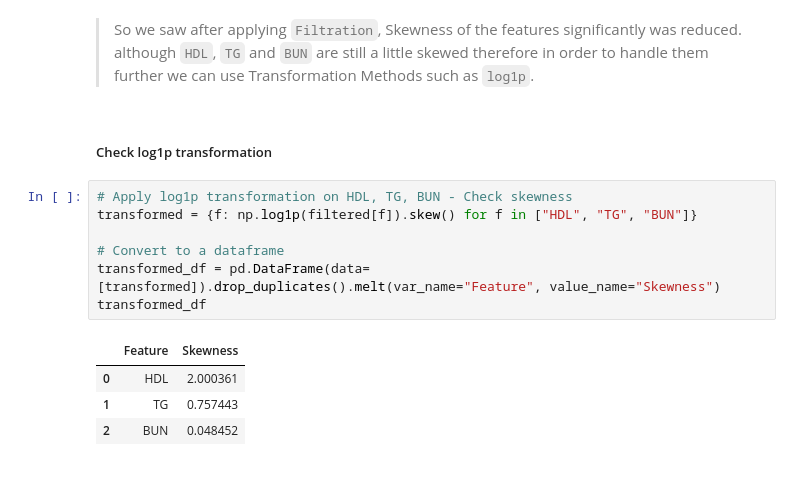
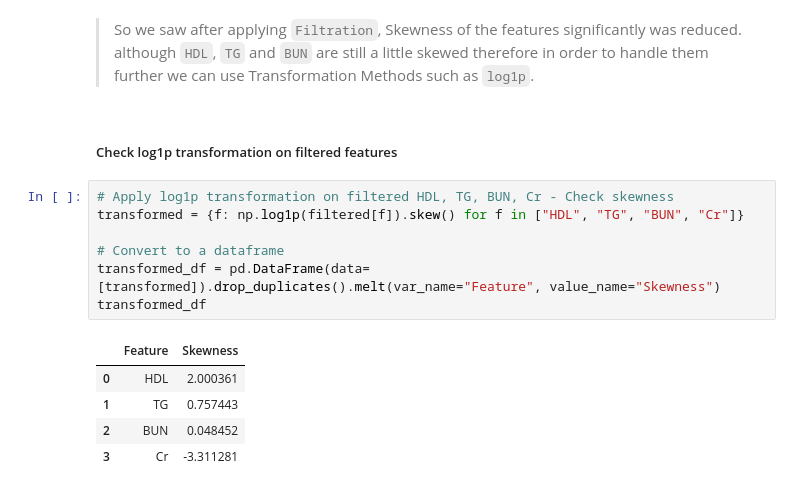
Before and after one commit to Nimaabediforud/BioFusion-Hybrid-Biomedical-Prediction, a Jupyter notebook: Notebooks/EDA.ipynb, the cells around one changed output. Drawn from its saved outputs; the diff is of its cells as text.

```diff
--- a/Notebooks/EDA.ipynb
+++ b/Notebooks/EDA.ipynb
@@ -566,16 +566,17 @@ boxplot(filtered, "silver", "Features Boxplot After Filtration")
 # %% [markdown]
 > So we saw after applying `Filtration`, Skewness of the features significantly was reduced. although `HDL`, `TG` and `BUN` are still a little skewed therefore in order to handle them further we can use Transformation Methods such as `log1p`.
 # %% [markdown]
-##### Check log1p transformation
+##### Check log1p transformation on filtered features
 # %%
-# Apply log1p transformation on HDL, TG, BUN - Check skewness
-transformed = {f: np.log1p(filtered[f]).skew() for f in ["HDL", "TG", "BUN"]}
+# Apply log1p transformation on filtered HDL, TG, BUN, Cr - Check skewness
+transformed = {f: np.log1p(filtered[f]).skew() for f in ["HDL", "TG", "BUN", "Cr"]}
 
 # Convert to a dataframe
 transformed_df = pd.DataFrame(data=[transformed]).drop_duplicates().melt(var_name="Feature", value_name="Skewness")
 transformed_df
 # %% [output]
 |  | Feature | Skewness |
 | 0 | HDL | 2.000361 |
 | 1 | TG | 0.757443 |
 | 2 | BUN | 0.048452 |
+| 3 | Cr | -3.311281 |
```
Also changed, not shown: parts of 4 cells of this notebook, 2 other files.
